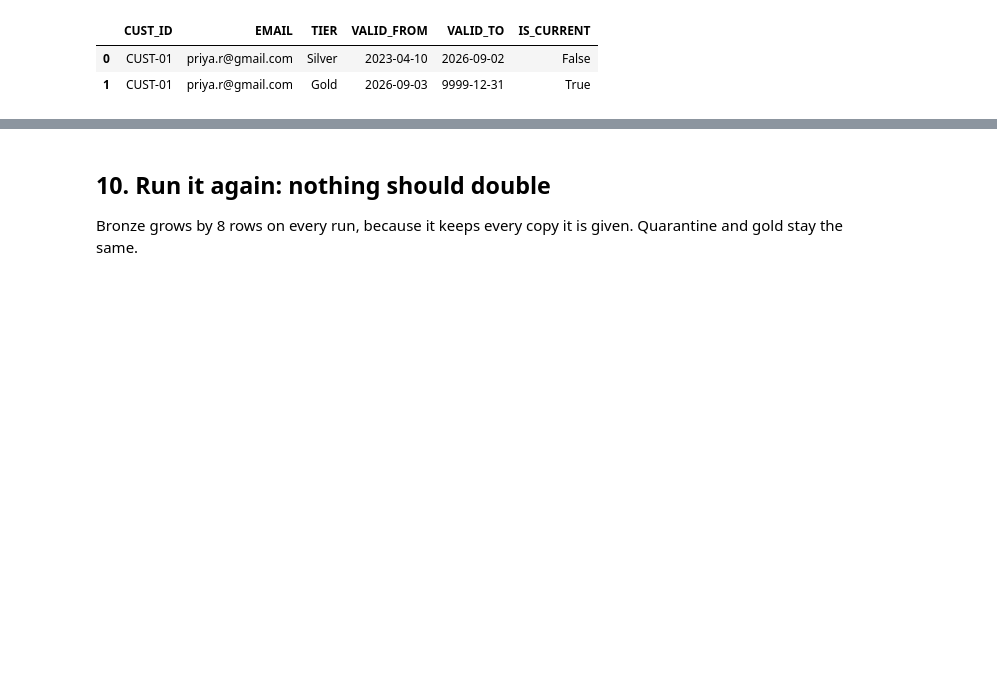
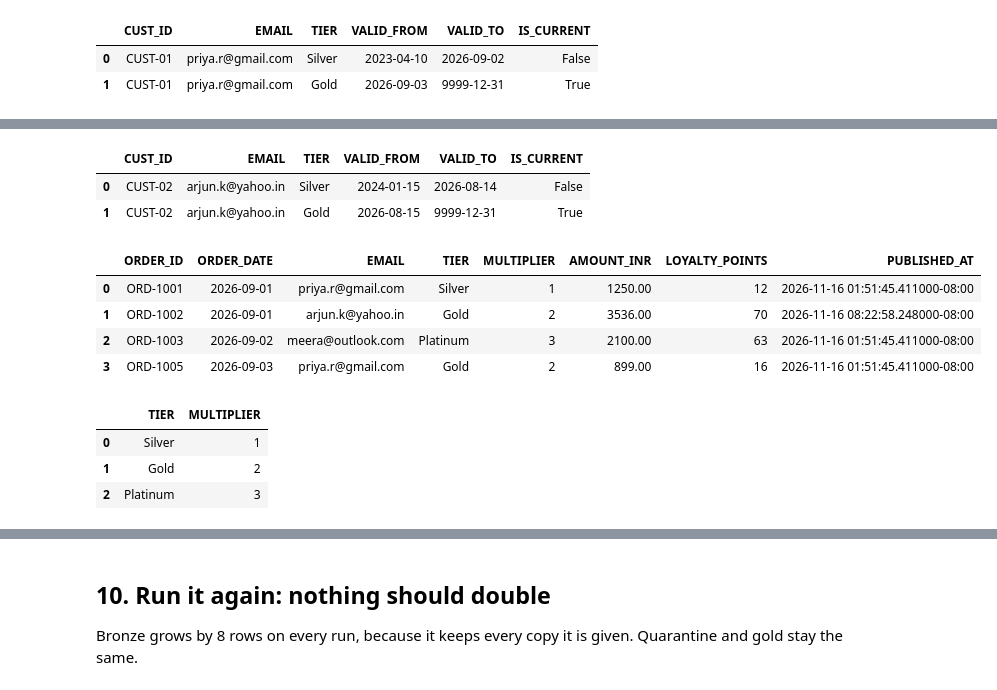
Before and after one commit to spidermanish/freshcart-pipelines, a Jupyter notebook: elt/freshcart_elt.ipynb, the cells around one changed output, grey strips where cells are left out. Cells and saved outputs as stored; diff of their text form; code cells hidden in the pictures; blank space fills up the shorter version.

```diff
--- a/elt/freshcart_elt.ipynb
+++ b/elt/freshcart_elt.ipynb
@@ -881,0 +992,18 @@ GOLD: 4 orders, revenue ₹7785.00, 126 loyalty points
+# %%
+# B4 inputs, before any change
+display(show("SELECT * FROM dim.customers_scd2 WHERE cust_id = 'CUST-02' ORDER BY valid_from"))
+display(show("SELECT order_id, order_date, email, tier, multiplier, amount_inr, loyalty_points, published_at FROM gold.fct_orders ORDER BY order_id"))
+display(show("SELECT * FROM ref.tier_multiplier ORDER BY multiplier"))
+# %% [output]
+|  | CUST_ID | EMAIL | TIER | VALID_FROM | VALID_TO | IS_CURRENT |
+| 0 | CUST-02 | arjun.k@yahoo.in | Silver | 2024-01-15 | 2026-08-14 | False |
+| 1 | CUST-02 | arjun.k@yahoo.in | Gold | 2026-08-15 | 9999-12-31 | True |
+|  | ORDER_ID | ORDER_DATE | EMAIL | TIER | MULTIPLIER | AMOUNT_INR | LOYALTY_POINTS | PUBLISHED_AT |
+| 0 | ORD-1001 | 2026-09-01 | priya.r@gmail.com | Silver | 1 | 1250.00 | 12 | 2026-11-16 01:51:45.411000-08:00 |
+| 1 | ORD-1002 | 2026-09-01 | arjun.k@yahoo.in | Gold | 2 | 3536.00 | 70 | 2026-11-16 08:22:58.248000-08:00 |
+| 2 | ORD-1003 | 2026-09-02 | meera@outlook.com | Platinum | 3 | 2100.00 | 63 | 2026-11-16 01:51:45.411000-08:00 |
+| 3 | ORD-1005 | 2026-09-03 | priya.r@gmail.com | Gold | 2 | 899.00 | 16 | 2026-11-16 01:51:45.411000-08:00 |
+|  | TIER | MULTIPLIER |
+| 0 | Silver | 1 |
+| 1 | Gold | 2 |
+| 2 | Platinum | 3 |
```
Also changed, not shown: parts of 24 cells of this notebook.
